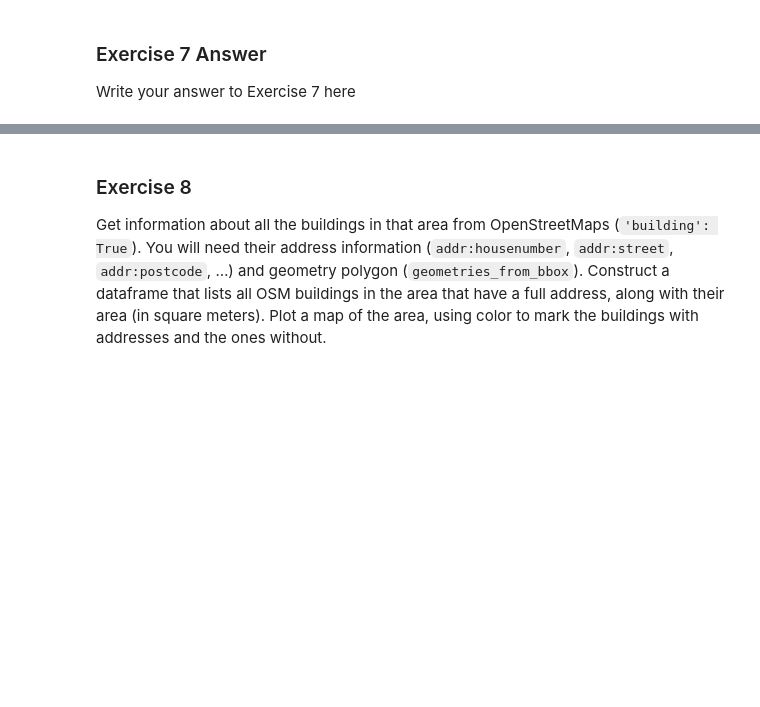
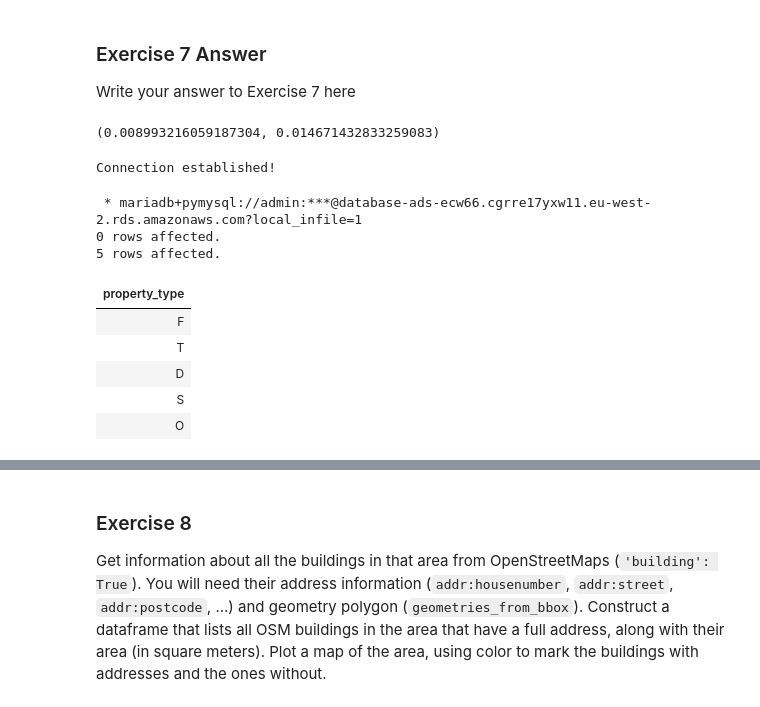
Before and after one commit to EuanWorth/ecw66_ads_2024, a Jupyter notebook: _notebooks/02-access-assess-geospatial.ipynb, the cells around one changed output, grey strips where cells are left out. Saved outputs shown, nothing was run; the diff lists cells and outputs as text; code cells hidden in the pictures; blank space fills up the shorter version.

```diff
--- a/_notebooks/02-access-assess-geospatial.ipynb
+++ b/_notebooks/02-access-assess-geospatial.ipynb
@@ -816,0 +880,27 @@ Write your answer to Exercise 7 here
+# %%
+rad = 6371
+local_rad = rad * math.cos ( math.radians(latitude) )
+local_degrees_per_hkm = 360/(2*math.pi*local_rad)
+local_degrees_per_hkm
+degrees_per_vkm = 360/(2*math.pi*rad)
+(degrees_per_vkm, local_degrees_per_hkm)
+# %% [output]
+(0.008993216059187304, 0.014671432833259083)
+# %%
+conn = fynesse.access.create_connection(username,password,url, "ads_2024")
+# %% [output]
+Connection established!
+# %%
+%%sql
+USE `ads_2024`;
+SELECT DISTINCT property_type FROM pp_data;
+# %% [output]
+ * mariadb+pymysql://admin:***@database-ads-ecw66.cgrre17yxw11.eu-west-2.rds.amazonaws.com?local_infile=1
+0 rows affected.
+5 rows affected.
+| property_type |
+| F |
+| T |
+| D |
+| S |
+| O |
```
Also changed, not shown: parts of 14 cells of this notebook.
